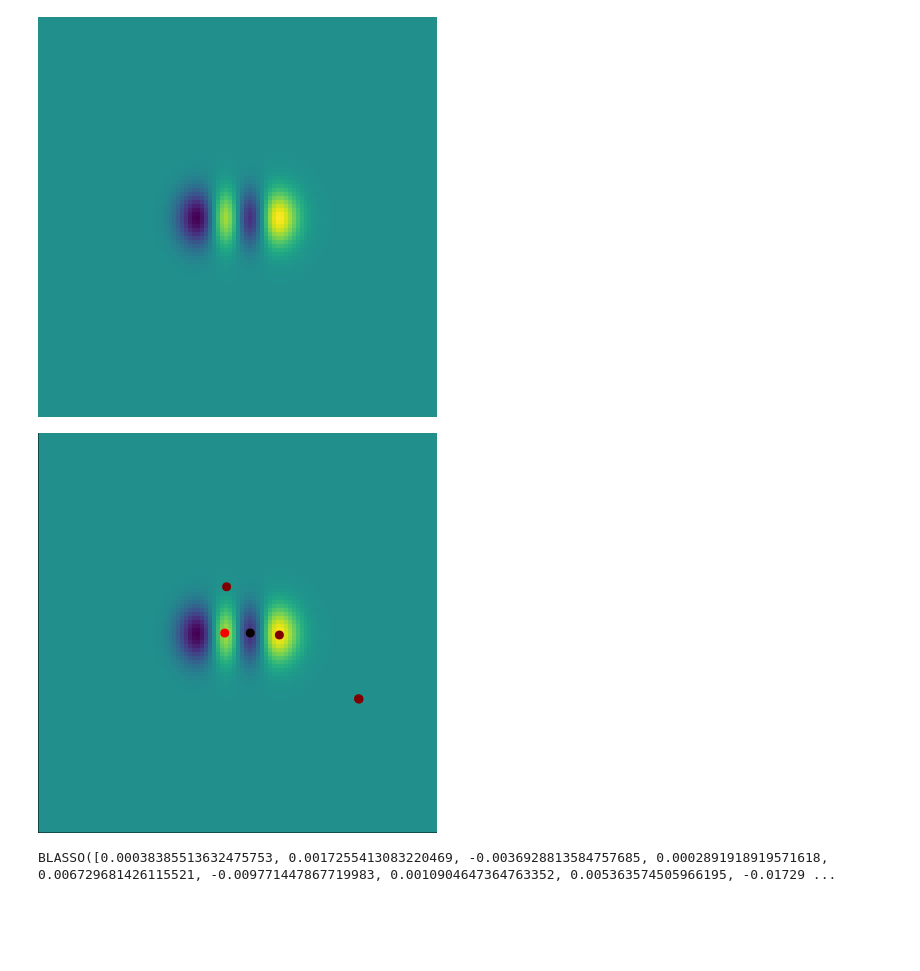
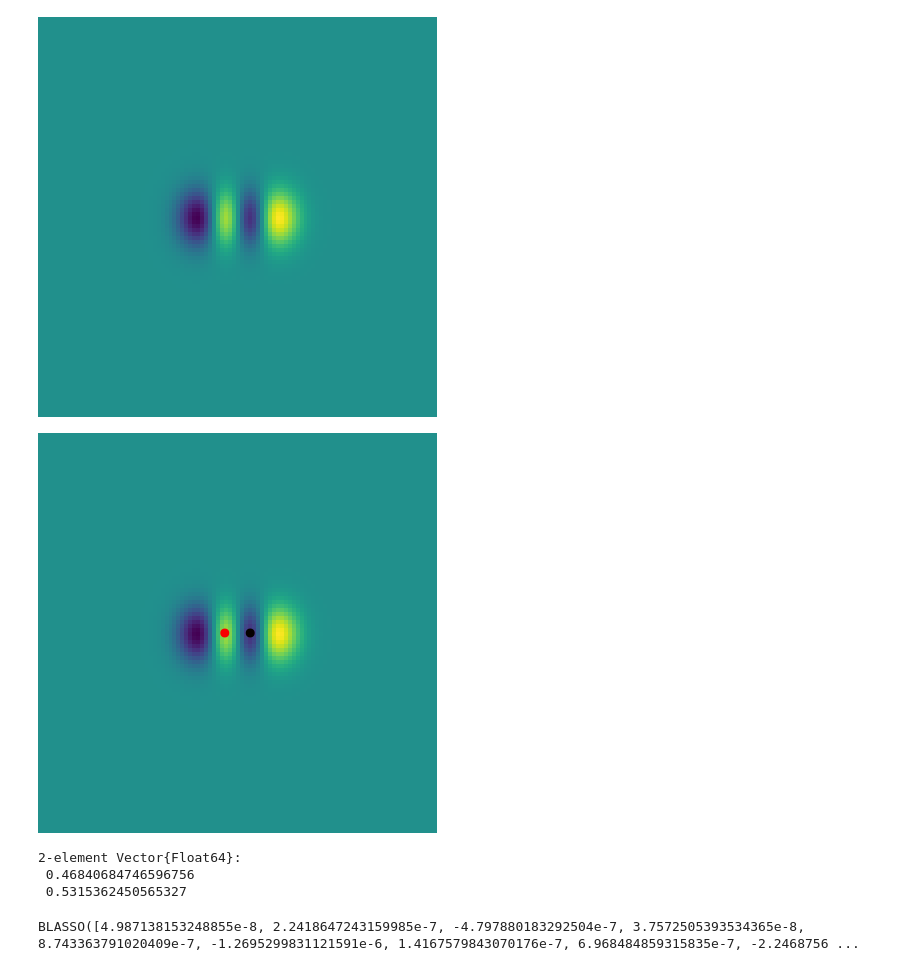
Before and after one commit to Lads-oxygen/SparseSpikes, a Jupyter notebook: examples/PreCertificates/spurious spikes.ipynb, the cells around one changed output. Cells and saved outputs as stored; diff of their text form; code cells hidden in the pictures; blank space fills up the shorter version.

```diff
--- a/examples/Pre_certificates/spurious spikes.ipynb
+++ b/examples/PreCertificates/spurious spikes.ipynb
@@ -70,34 +70,37 @@ heatmap!(plt_cert, grid, grid, ηV ./ maximum(ηV), color=:viridis)
 # %% [output]
 [figure]
 # %%
-y = add_noise(y0, 0.001)
-λ = 0.2
+λ = 0.000038
 
 prob = BLASSO(y0, ops, domain, λ)
 solve!(prob, :SFW, options=Dict(:maxits => 6))
 
 plt_spurious = deepcopy(plt_cert)
 
 red_cmap = cgrad([RGB(0, 0, 0), RGB(1, 0, 0)])
 
 scatter!(plt_spurious,
-    inset=(bbox(0, 0, 1, 1, :bottom)), bgcolor=:transparent,
+    # inset=(bbox(0, 0, 1, 1, :bottom)), bgcolor=:transparent,
     prob.μ.x...,
     zcolor=prob.μ.a,
     color=red_cmap,
+    marker=:circle,
     legend=:none, grid=false, ticks=:none,
-    marker=:circle,
     markersize=5, markerstrokewidth=0)
 # %% [output]
-[figure, old version]
+[figure, new version]
+# %%
+prob.μ.x[1]
+# %% [output]
+2-element Vector{Float64}:
+ 0.46840684746596756
+ 0.5315362450565327
 # %%
-# prob.y = add_noise(y0, 0.05)
-# prob.λ = 0.0001
-prob.y = add_noise(y0, 0.1)
-prob.λ = 0.09
+prob.y = add_noise(y0, 0.001)
+prob.λ = 0.000035
 solve!(prob, :SFW, options=Dict(:maxits => 10))
 # %% [output]
-BLASSO([0.00038385513632475753, 0.0017255413083220469, -0.0036928813584757685, 0.0002891918919571618, 0.006729681426115521, -0.009771447867719983, 0.0010904647364763352, 0.005363574505966195, -0.01729 ...
+BLASSO([4.987138153248855e-8, 2.2418647243159985e-7, -4.797880183292504e-7, 3.7572505393534365e-8, 8.743363791020409e-7, -1.2695299831121591e-6, 1.4167579843070176e-7, 6.968484859315835e-7, -2.2468756 ...
 # %%
 plt_spurious_ns = deepcopy(plt_cert)
 scatter!(plt_spurious_ns, prob.μ.x...,
```
Also changed, not shown: parts of 5 cells of this notebook, 48 other files.
